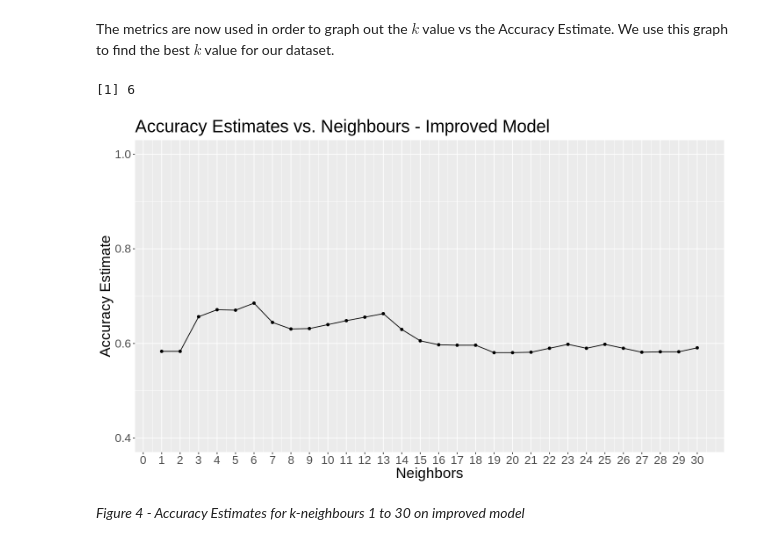
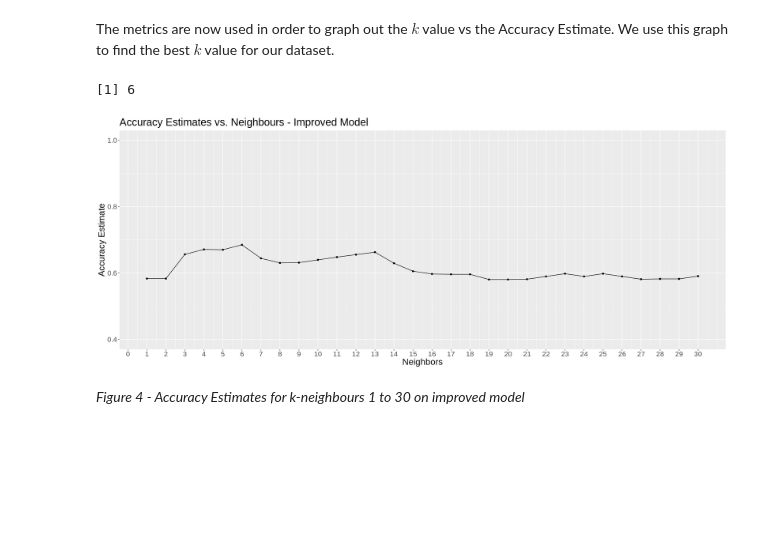
Before and after one commit to tsabkuro/EcoFoot, a Jupyter notebook: report.ipynb, the cells around one changed output. Drawn from its saved outputs; the diff is of its cells as text; code cells hidden in the pictures; blank space fills up the shorter version.

```diff
--- a/report.ipynb
+++ b/report.ipynb
@@ -425,31 +436,33 @@ A tibble: 60 × 7
 # %% [markdown]
 The metrics are now used in order to graph out the $k$ value vs the Accuracy Estimate. We use this graph to find the best $k$ value for our dataset.
 # %%
+options(repr.plot.width = 20, repr.plot.height = 8)
+
 #filtering out the metrics to only display accuracy
 improved_accuracies <- improved_countries_results %>%
       filter(.metric == "accuracy")
 
 #plotting out the k vs accuracy estimate in order to visualize the relationship between them.
 improved_cross_val_plot <- ggplot(improved_accuracies, aes(x = neighbors, y = mean))+
       geom_point() +
       geom_line() +
       labs(x = "Neighbors", y = "Accuracy Estimate", title = "Accuracy Estimates vs. Neighbours - Improved Model") +
       theme(text = element_text(size = 20)) +
       scale_x_continuous(breaks = seq(0, 30, by = 1)) +
       scale_y_continuous(limits = c(0.4, 1.0))
 
 #Figure 4
 improved_cross_val_plot
 
 #finding the k value with the highest accuracy
 improved_kmax <- improved_accuracies %>%
     filter(mean == max(mean)) %>%
     pull(neighbors)
 
 improved_kmax
 # %% [output]
 [1] 6
-[figure, old version]
+[figure, new version]
 # %% [markdown]
 *Figure 4 - Accuracy Estimates for k-neighbours 1 to 30 on improved model*
 # %% [markdown]
```
Also changed, not shown: parts of 6 cells of this notebook.
